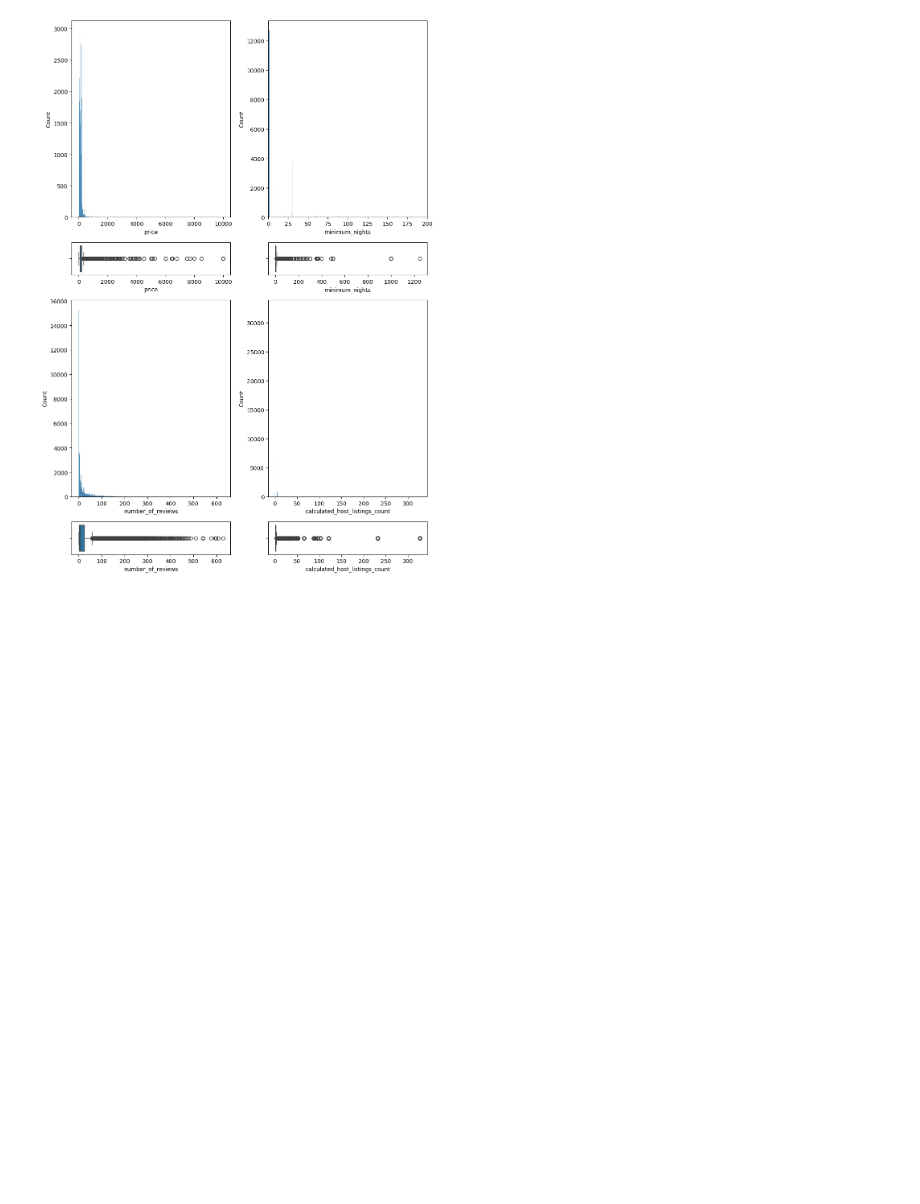
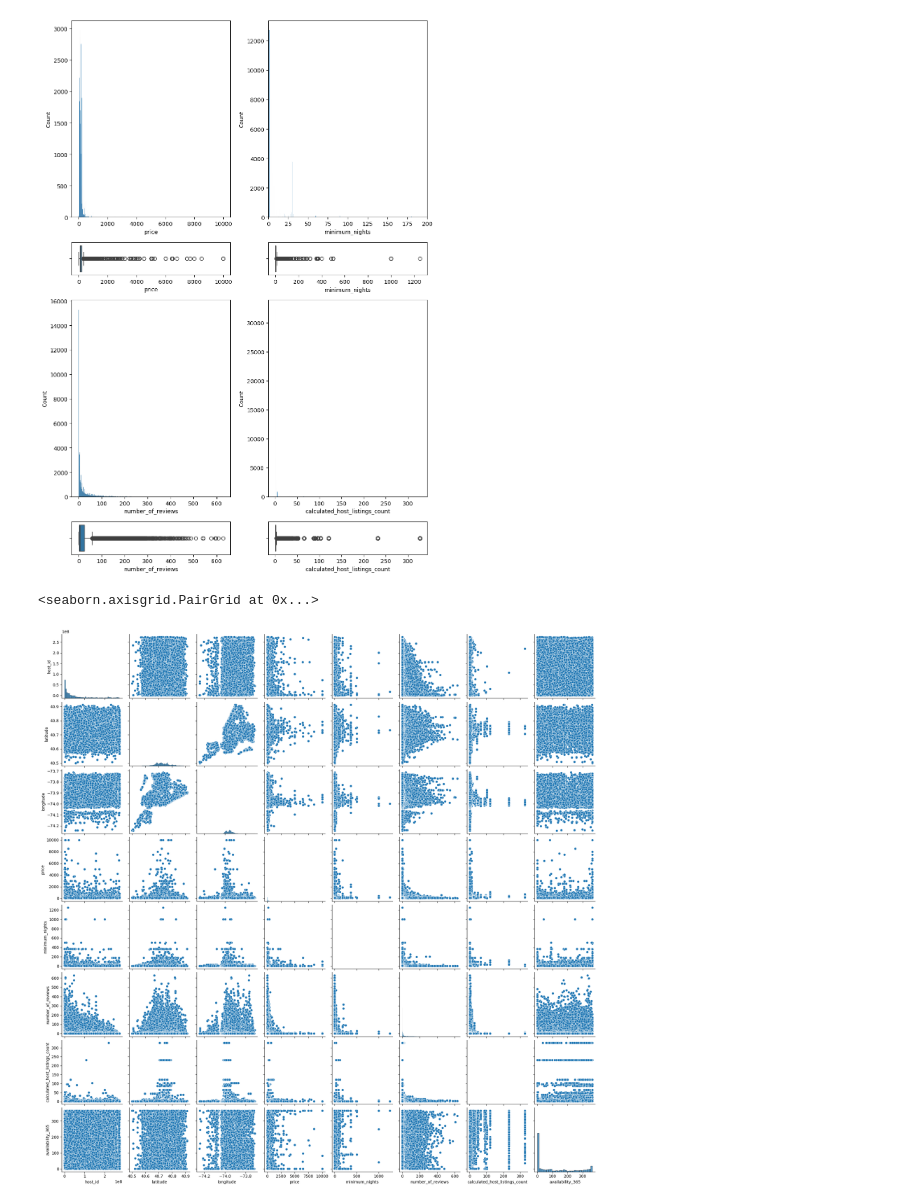
Before and after one commit to pcaliman2/13_Machinne_Learning, a Jupyter notebook: src/explore.ipynb, the cells around one changed output. Cells and saved outputs as stored; diff of their text form; code cells hidden in the pictures; blank space fills up the shorter version.

```diff
--- a/src/explore.ipynb
+++ b/src/explore.ipynb
@@ -153,3 +153,8 @@ plt.tight_layout()
 plt.show()
 # %% [output]
 [figure]
+# %%
+sns.pairplot(data = Datos_Reducidos)
+# %% [output]
+<seaborn.axisgrid.PairGrid at 0x...>
+[figure, added]
```
